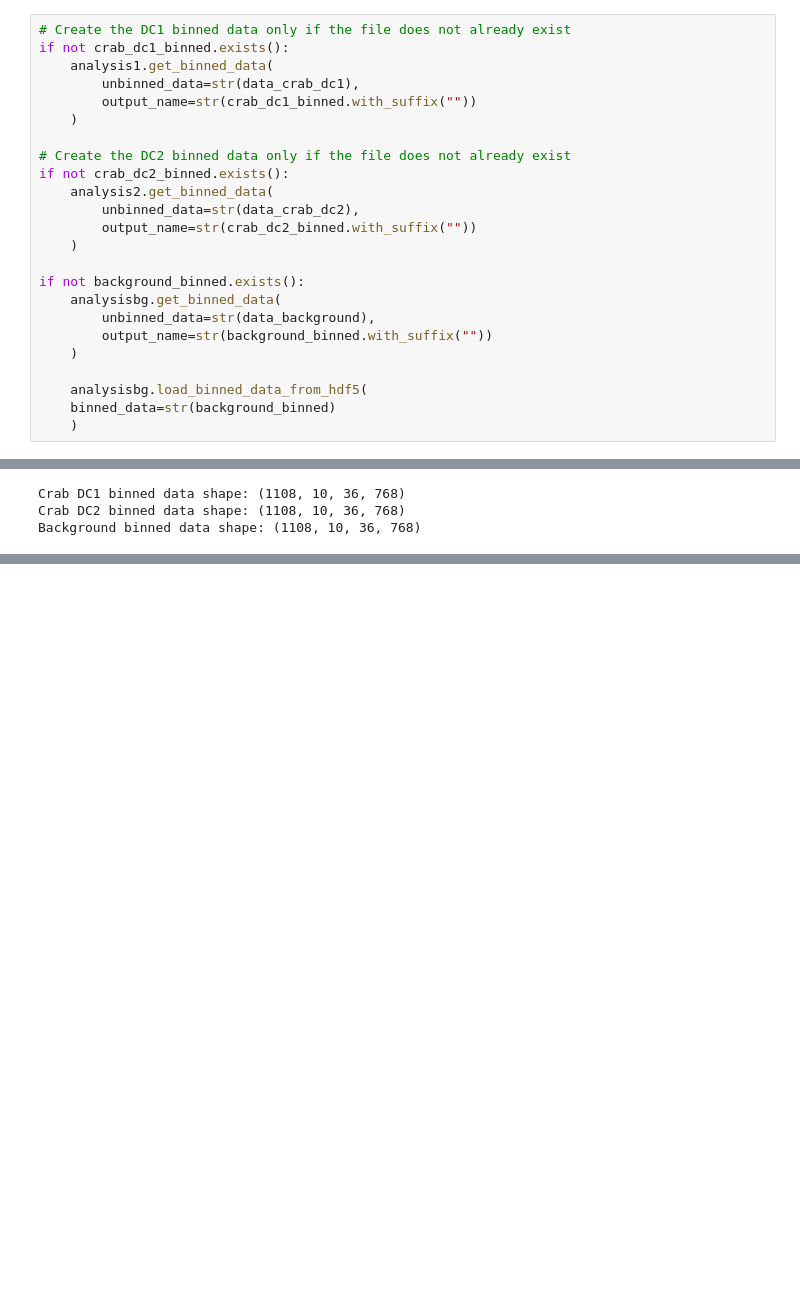
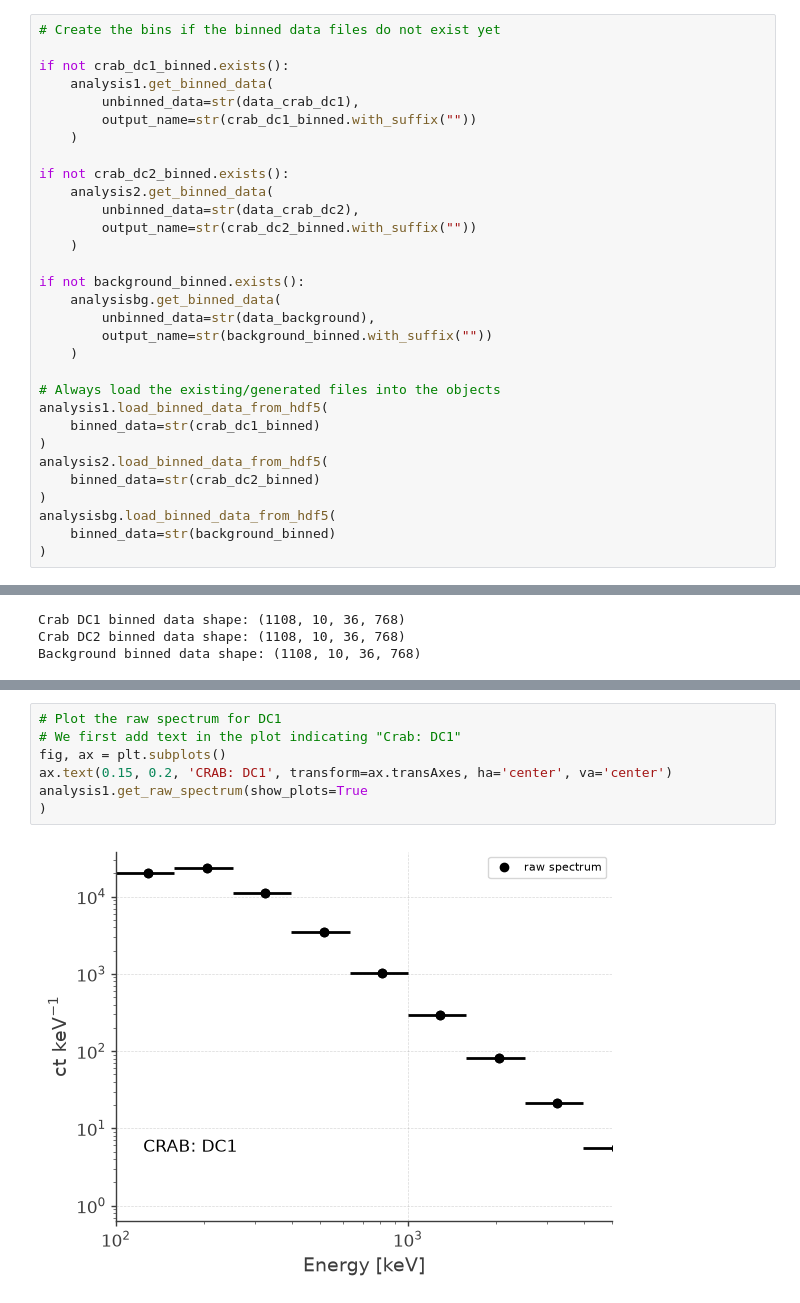
Before and after one commit to mquezada13/data-challenge-2-exploration, a Jupyter notebook: notebooks/Crab_spectral_fitanalysis.ipynb, the cells around one changed output, grey strips where cells are left out. Drawn from its saved outputs; the diff is of its cells as text; blank space fills up the shorter version.

```diff
--- a/notebooks/Crab_spectral_fitanalysis.ipynb
+++ b/notebooks/Crab_spectral_fitanalysis.ipynb
@@ -104,14 +105,14 @@ analysis1 = cp.BinnedData("inputs.yaml")
 analysis2 = cp.BinnedData("inputs.yaml")
 analysisbg = cp.BinnedData("inputs.yaml")
 # %%
-# Create the DC1 binned data only if the file does not already exist
+# Create the bins if the binned data files do not exist yet
+
 if not crab_dc1_binned.exists():
     analysis1.get_binned_data(
         unbinned_data=str(data_crab_dc1),
         output_name=str(crab_dc1_binned.with_suffix(""))
     )
 
-# Create the DC2 binned data only if the file does not already exist
 if not crab_dc2_binned.exists():
     analysis2.get_binned_data(
         unbinned_data=str(data_crab_dc2),
@@ -124,6 +125,13 @@ if not background_binned.exists():
         output_name=str(background_binned.with_suffix(""))
     )
 
-    analysisbg.load_binned_data_from_hdf5(
+# Always load the existing/generated files into the objects
+analysis1.load_binned_data_from_hdf5(
+    binned_data=str(crab_dc1_binned)
+)
+analysis2.load_binned_data_from_hdf5(
+    binned_data=str(crab_dc2_binned)
+)
+analysisbg.load_binned_data_from_hdf5(
     binned_data=str(background_binned)
-    )
+)
@@ -149,0 +182,9 @@ Background binned data shape: (1108, 10, 36, 768)
+# %%
+# Plot the raw spectrum for DC1
+# We first add text in the plot indicating "Crab: DC1"
+fig, ax = plt.subplots()
+ax.text(0.15, 0.2, 'CRAB: DC1', transform=ax.transAxes, ha='center', va='center')
+analysis1.get_raw_spectrum(show_plots=True
+)
+# %% [output]
+[figure, added]
```
Also changed, not shown: parts of 8 cells of this notebook, 6 other files.
